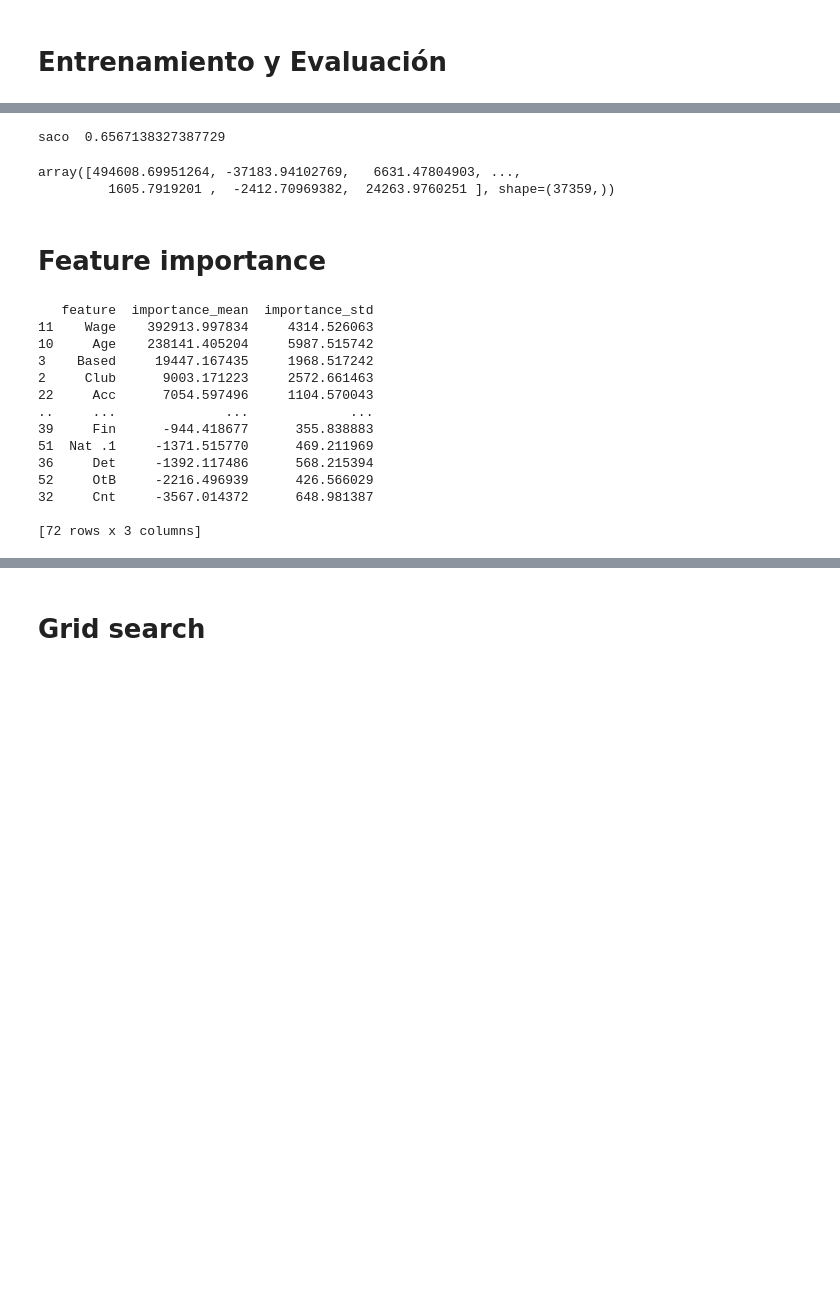
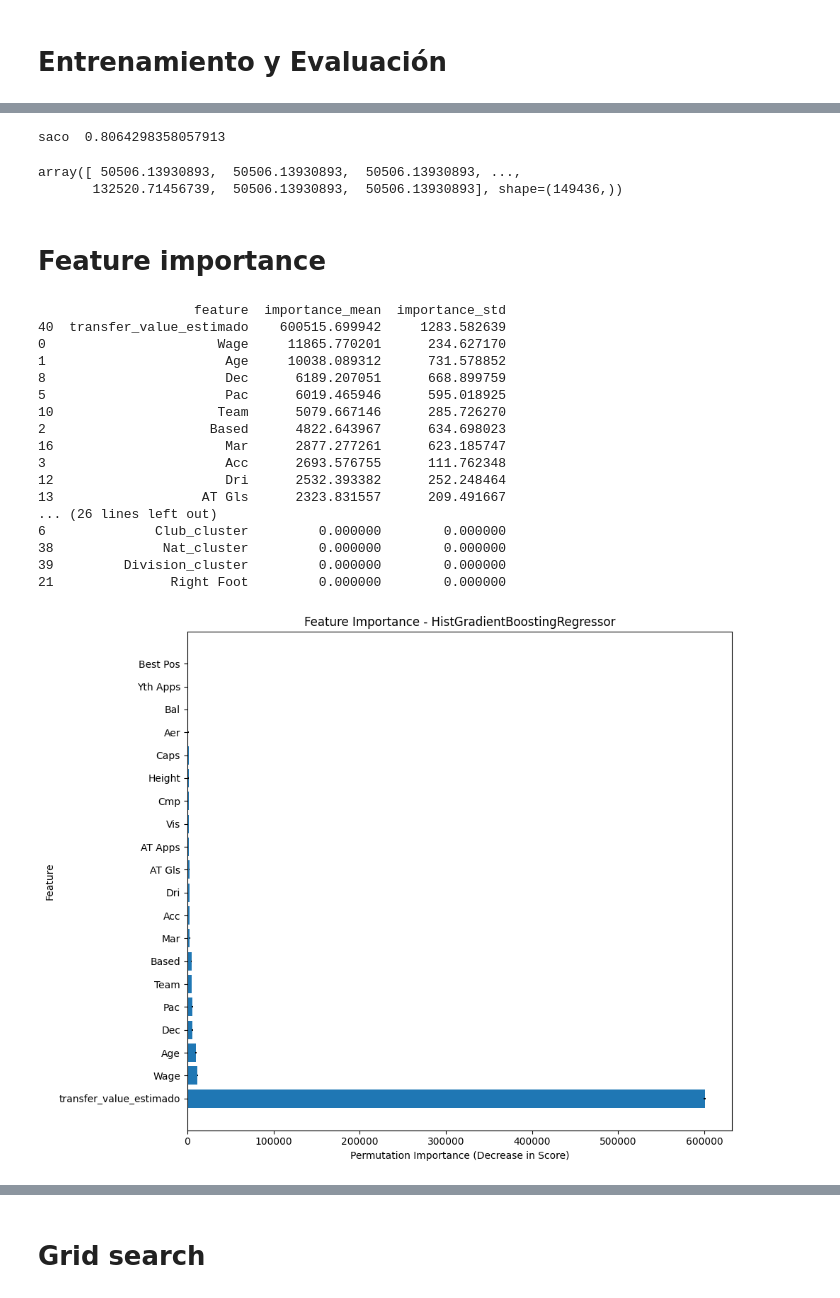
Before and after one commit to Leo11wasd/proyecto_mineria_y_analisis_de_datos, a Jupyter notebook: entrenamiento_hgbr.ipynb, the cells around one changed output, grey strips where cells are left out. Cells and saved outputs as stored; diff of their text form; code cells hidden in the pictures; blank space fills up the shorter version.

Commit message:
Se corrigió un problema con hgbr, pues las variables para las que se creaban clusters no se quitaban del dataset. Además se agregó una celda para generar las mismas gráficas que el resto de modelos

```diff
--- a/entrenamiento_hgbr.ipynb
+++ b/entrenamiento_hgbr.ipynb
@@ -108,13 +138,13 @@ target="transfer_value_estimado"
 with open("importantes.json", "r") as f:
     cols_to_keep = json.load(f)
 
-
+cols_to_keep.append(target)
 train_df=train_df[cols_to_keep]
 test_df=train_df[cols_to_keep]
 # %%
-
-X_train = train_df.drop(columns=[target])
+drop_columns=["Club","Nat","Division",target]
+X_train = train_df.drop(columns=drop_columns)
 y_train = train_df[target]
 
-X_test = test_df.drop(columns=[target])
+X_test = test_df.drop(columns=drop_columns)
 y_test = test_df[target]
@@ -201,9 +233,9 @@ preds = model.predict(X_test_encoded)
 print("saco ",model.score(X_test_encoded,y_test))
 preds
 # %% [output]
-saco  0.6567138327387729
+saco  0.8064298358057913
-array([494608.69951264, -37183.94102769,   6631.47804903, ...,
-         1605.7919201 ,  -2412.70969382,  24263.9760251 ], shape=(37359,))
+array([ 50506.13930893,  50506.13930893,  50506.13930893, ...,
+       132520.71456739,  50506.13930893,  50506.13930893], shape=(149436,))
 # %% [markdown]
 # Feature importance
 # %%
@@ -232,20 +264,55 @@ importance_df = importance_df.sort_values(
 
 print(importance_df)
 # %% [output]
-   feature  importance_mean  importance_std
-11    Wage    392913.997834     4314.526063
-10     Age    238141.405204     5987.515742
-3    Based     19447.167435     1968.517242
-2     Club      9003.171223     2572.661463
-22     Acc      7054.597496     1104.570043
-..     ...              ...             ...
-39     Fin      -944.418677      355.838883
-51  Nat .1     -1371.515770      469.211969
-36     Det     -1392.117486      568.215394
-52     OtB     -2216.496939      426.566029
-32     Cnt     -3567.014372      648.981387
-
-[72 rows x 3 columns]
+                    feature  importance_mean  importance_std
+40  transfer_value_estimado    600515.699942     1283.582639
+0                      Wage     11865.770201      234.627170
+1                       Age     10038.089312      731.578852
+8                       Dec      6189.207051      668.899759
+5                       Pac      6019.465946      595.018925
+10                     Team      5079.667146      285.726270
+2                     Based      4822.643967      634.698023
+16                      Mar      2877.277261      623.185747
+3                       Acc      2693.576755      111.762348
+12                      Dri      2532.393382      252.248464
+13                   AT Gls      2323.831557      209.491667
+... (26 lines left out)
+6              Club_cluster         0.000000        0.000000
+38              Nat_cluster         0.000000        0.000000
+39         Division_cluster         0.000000        0.000000
+21               Right Foot         0.000000        0.000000
+# %%
+import matplotlib.pyplot as plt
+
+# Optional: keep only top N features
+top_n = 20
+plot_df = importance_df.head(top_n)
+
+# Create figure
+plt.figure(figsize=(10, 8))
+
+# Horizontal bar plot
+plt.barh(
+    plot_df["feature"],
+    plot_df["importance_mean"],
+    xerr=plot_df["importance_std"]
+)
+
+# Labels and title
+plt.xlabel("Permutation Importance (Decrease in Score)")
+plt.ylabel("Feature")
+plt.title("Feature Importance - HistGradientBoostingRegressor")
+
+# Highest importance at top
+# plt.gca().invert_yaxis()
+
+# Better spacing
+plt.tight_layout()
+
+# Show plot
+plt.show()
+# %% [output]
+[figure, added]
 # %%
 import pandas as pd
 visualizar_todo=True
```
Also changed, not shown: parts of 6 cells of this notebook, 1 other file.
